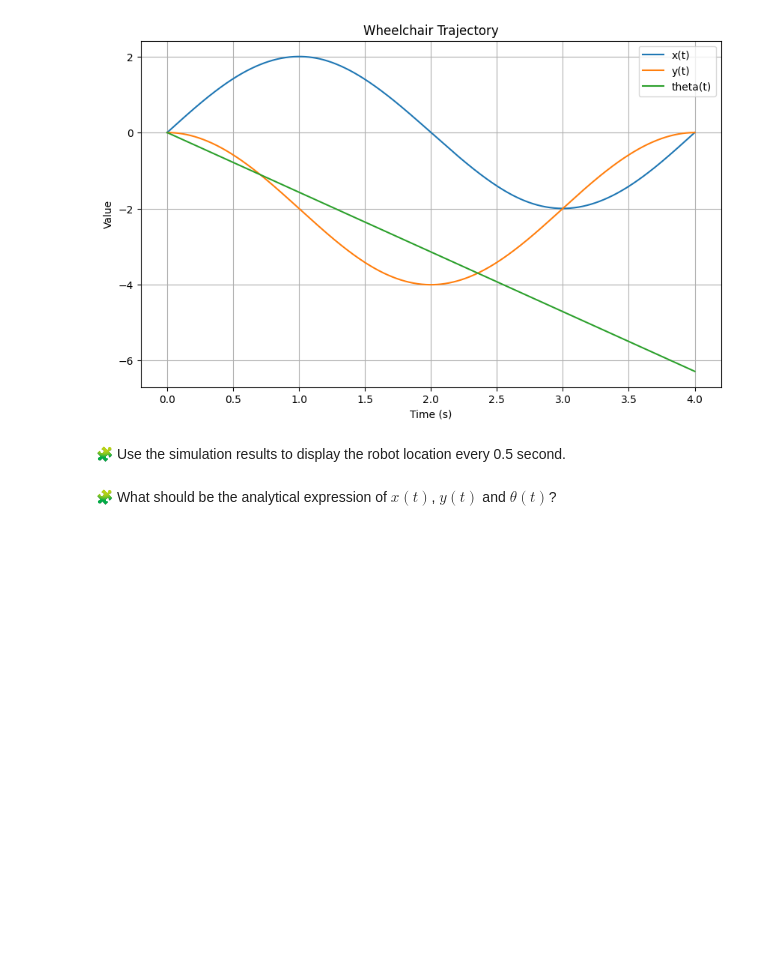
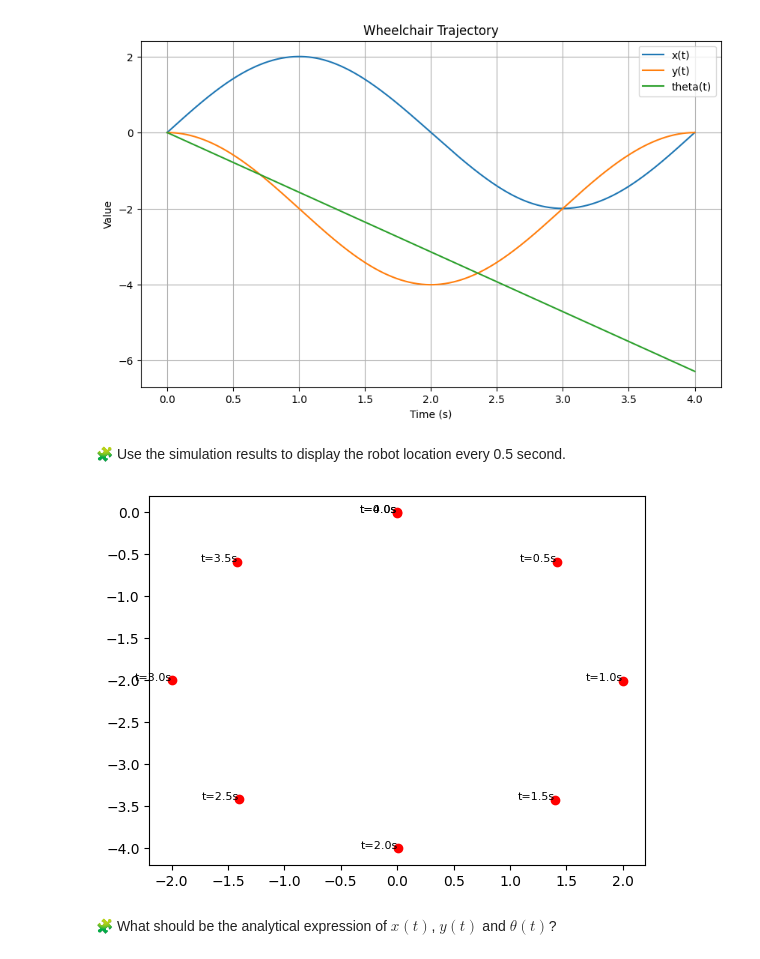
Before and after one commit to Oumarkei/control-engineering-with-python-project-2023-2024, a Jupyter notebook: Project-part-1.ipynb, the cells around one changed output. Drawn from its saved outputs; the diff is of its cells as text; code cells hidden in the pictures; blank space fills up the shorter version.

```diff
--- a/Project-part-1.ipynb
+++ b/Project-part-1.ipynb
@@ -269,3 +287,15 @@ pass
+# %%
+# Display robot location every 0.5 seconds
+t_display = np.arange(0, 4.5, 0.5)
+for t in t_display:
+    index = np.argmin(np.abs(t_dense - t))
+    x_loc, y_loc = trajectory[0][index], trajectory[1][index]
+    scatter(x_loc, y_loc, color='red')
+    text(x_loc, y_loc, f't={t:.1f}s', fontsize=8, ha='right')
+
+show()
+# %% [output]
+[figure, added]
 # %% [markdown]
 🧩 What should be the analytical expression of $x(t)$, $y(t)$ and $\theta(t)$?
 # %% [markdown]
```
Also changed, not shown: parts of 3 cells of this notebook.
